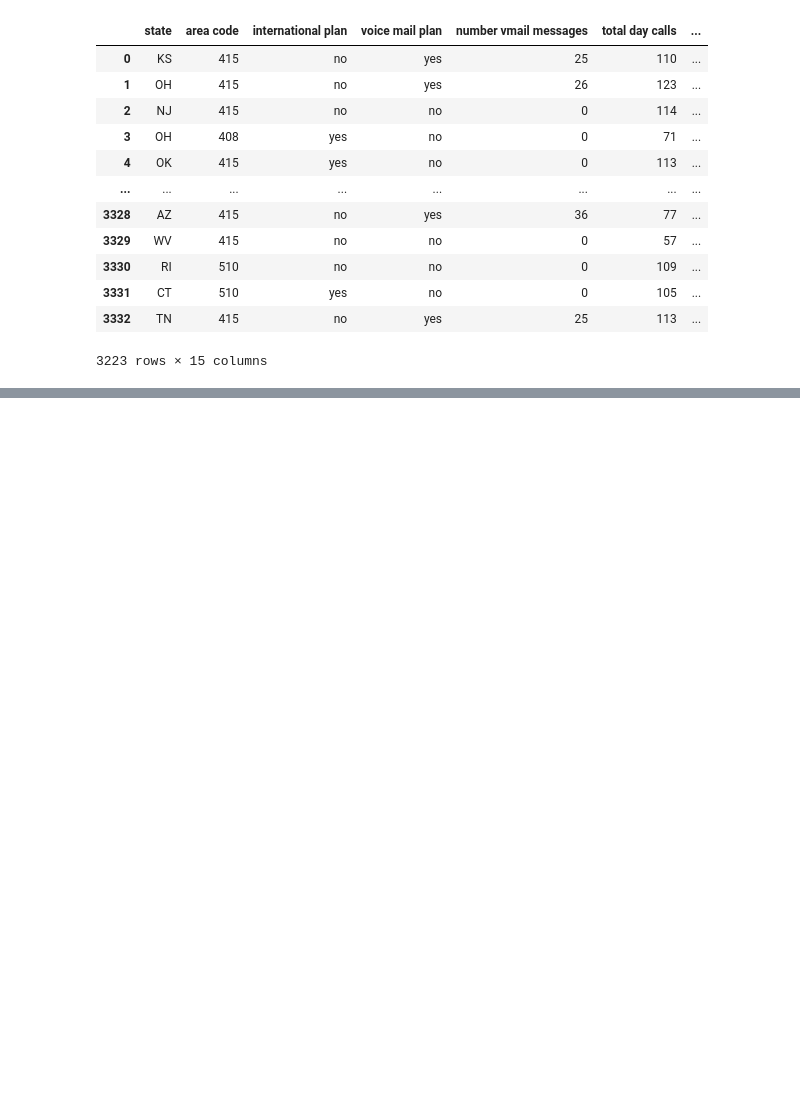
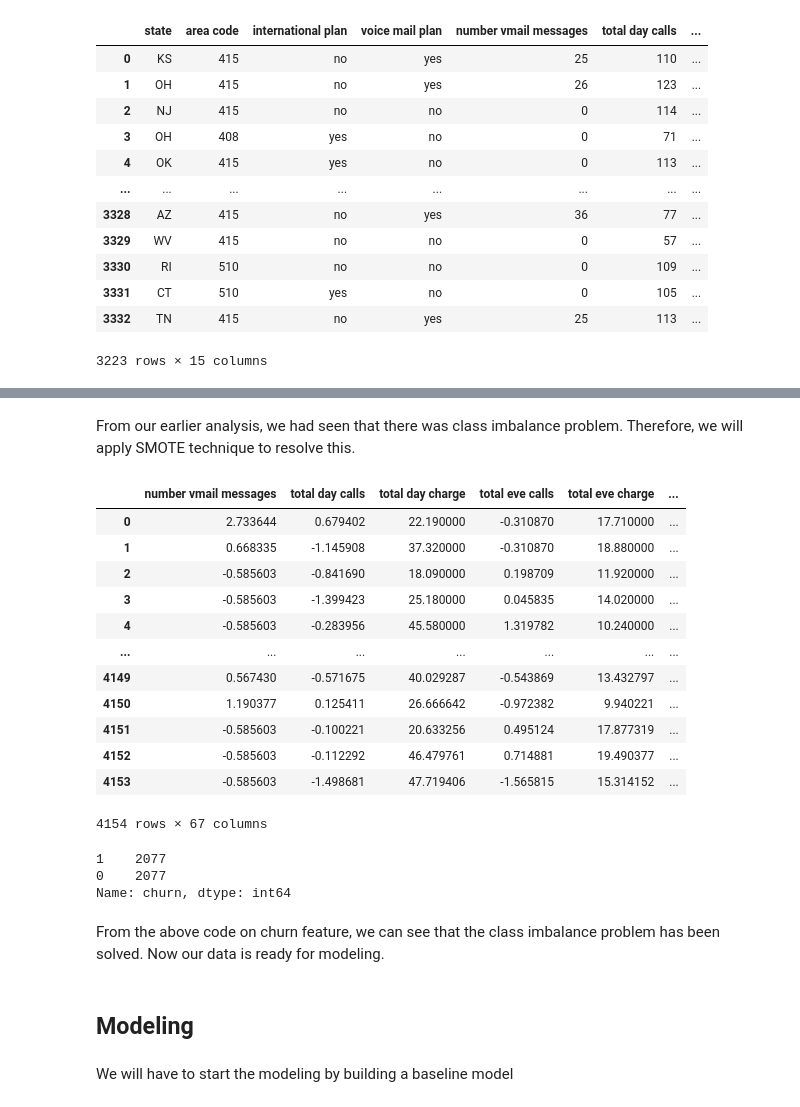
Before and after one commit to Amoskipkirui/Customer-churn-analysis, a Jupyter notebook: index.ipynb, the cells around one changed output, grey strips where cells are left out. Saved outputs shown, nothing was run; the diff lists cells and outputs as text; code cells hidden in the pictures; blank space fills up the shorter version.

```diff
--- a/index.ipynb
+++ b/index.ipynb
@@ -435,0 +484,3 @@ df_cleaned2
+# %%
+X = df_cleaned2.drop('churn', axis = 1)
+y = df_cleaned2['churn']
@@ -435,0 +490,37 @@ df_cleaned2
+# %%
+X_train, X_test, y_train, y_test = train_test_split(X, y,test_size= 0.25, random_state= 42)
+# %% [markdown]
+From our earlier analysis, we had seen that there was class imbalance problem.
+Therefore, we will apply SMOTE technique to resolve this.
+# %%
+sm = SMOTE()
+X_train_resampled, y_train_resampled = sm.fit_resample(X_train, y_train)
+# create a new dataframe consisting of the resampled features
+df_cleaned2 = pd.concat([X_train_resampled, y_train_resampled], axis=1)
+df_cleaned2
+# %% [output]
+|  | number vmail messages | total day calls | total day charge | total eve calls | total eve charge | ... |
+| 0 | 2.733644 | 0.679402 | 22.190000 | -0.310870 | 17.710000 | ... |
+| 1 | 0.668335 | -1.145908 | 37.320000 | -0.310870 | 18.880000 | ... |
+| 2 | -0.585603 | -0.841690 | 18.090000 | 0.198709 | 11.920000 | ... |
+| 3 | -0.585603 | -1.399423 | 25.180000 | 0.045835 | 14.020000 | ... |
+| 4 | -0.585603 | -0.283956 | 45.580000 | 1.319782 | 10.240000 | ... |
+| ... | ... | ... | ... | ... | ... | ... |
+| 4149 | 0.567430 | -0.571675 | 40.029287 | -0.543869 | 13.432797 | ... |
+| 4150 | 1.190377 | 0.125411 | 26.666642 | -0.972382 | 9.940221 | ... |
+| 4151 | -0.585603 | -0.100221 | 20.633256 | 0.495124 | 17.877319 | ... |
+| 4152 | -0.585603 | -0.112292 | 46.479761 | 0.714881 | 19.490377 | ... |
+| 4153 | -0.585603 | -1.498681 | 47.719406 | -1.565815 | 15.314152 | ... |
+4154 rows × 67 columns
+# %%
+df_cleaned2['churn'].value_counts()
+# %% [output]
+1    2077
+0    2077
+Name: churn, dtype: int64
+# %% [markdown]
+From the above code on churn feature, we can see that the class imbalance problem has been solved. Now our data is ready for modeling.
+# %% [markdown]
+## Modeling
+# %% [markdown]
+We will have to start the modeling by building a baseline model
```
Also changed, not shown: parts of 7 cells of this notebook.
